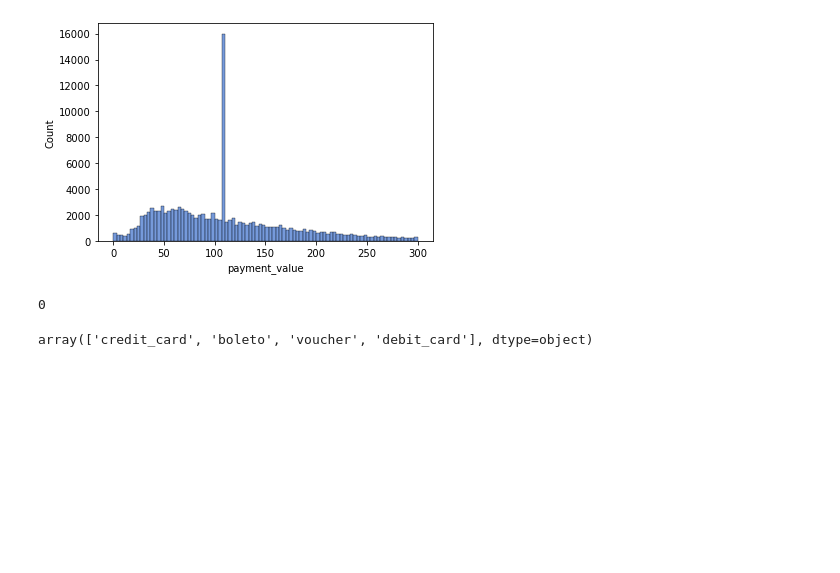
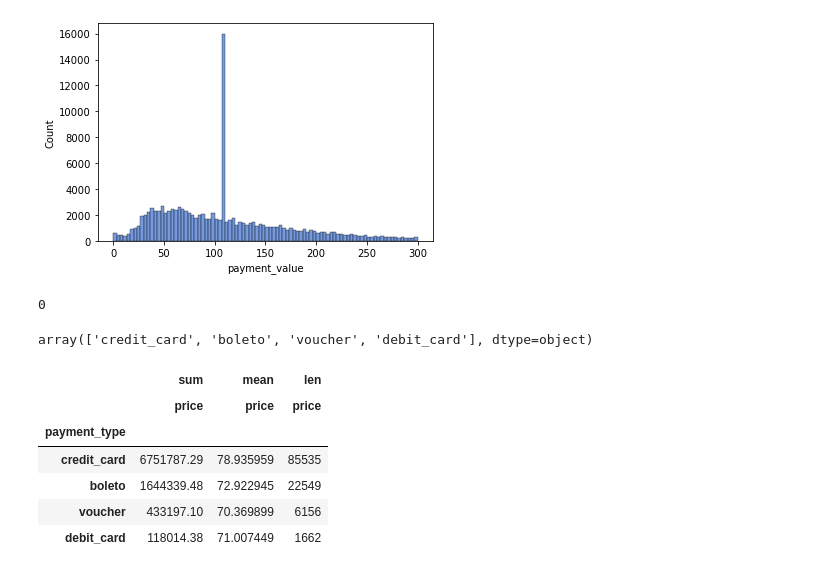
Before and after one commit to lisnayulianti/ProjectDataWranglingPacmann, a Jupyter notebook: EDA.ipynb, the cells around one changed output. Saved outputs shown, nothing was run; the diff lists cells and outputs as text; code cells hidden in the pictures; blank space fills up the shorter version.

```diff
--- a/EDA.ipynb
+++ b/EDA.ipynb
@@ -278,3 +278,16 @@ olist.duplicated().sum()
 olist['payment_type'].unique()
 # %% [output]
 array(['credit_card', 'boleto', 'voucher', 'debit_card'], dtype=object)
+# %%
+#analisa 1&2
+
+import numpy as np
+olist.pivot_table(values=['price'], index='payment_type', aggfunc=[np.sum,np.mean,len], sort=False)
+# %% [output]
+|  | sum | mean | len |
+|  | price | price | price |
+| payment_type |  |  |  |
+| credit_card | 6751787.29 | 78.935959 | 85535 |
+| boleto | 1644339.48 | 72.922945 | 22549 |
+| voucher | 433197.10 | 70.369899 | 6156 |
+| debit_card | 118014.38 | 71.007449 | 1662 |
```
Also changed, not shown: parts of 2 cells of this notebook.
